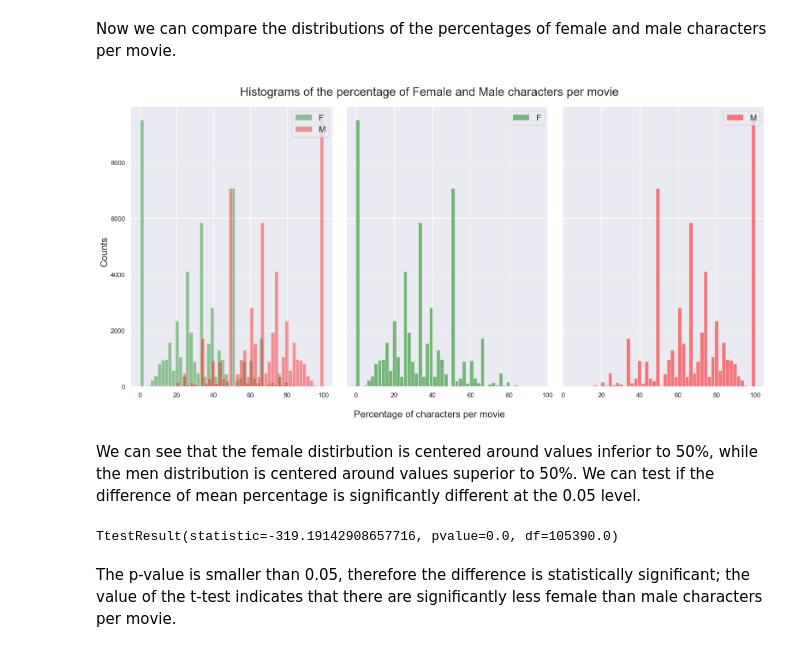
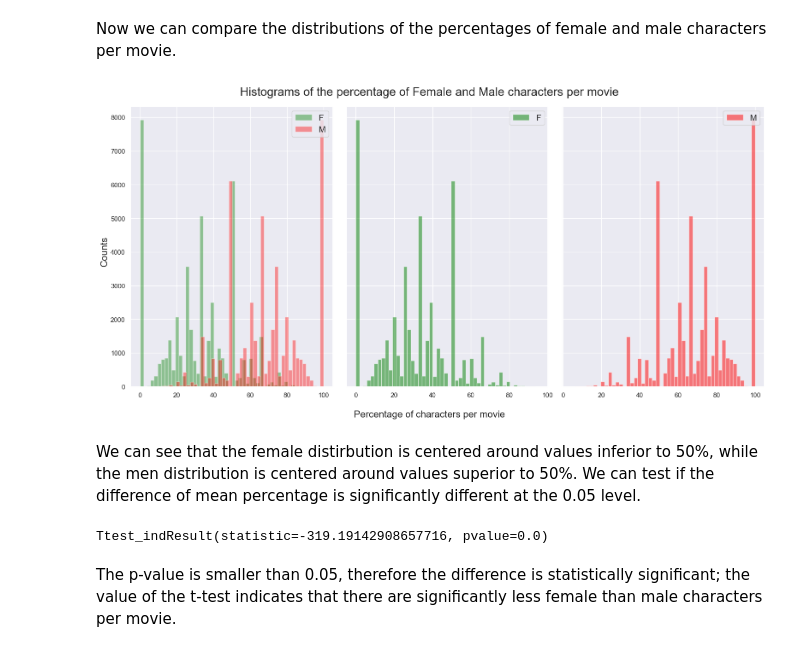
Before and after one commit to epfl-ada/ada-2023-project-teamcajare2023, a Jupyter notebook: P2.ipynb, the cells around one changed output. Cells and saved outputs as stored; diff of their text form; code cells hidden in the pictures.

```diff
--- a/P2.ipynb
+++ b/P2.ipynb
@@ -528,29 +534,29 @@ MovieGenre 0.00%
 # %% [markdown]
 ### Proportion of female per movie
 # %%
-women_cmu = cmu.loc[cmu['Gender']=='F'].copy(deep=True)
-men_cmu = cmu.loc[cmu['Gender']=='M'].copy(deep=True)
+women_cmu_geo = cmu_geo.loc[cmu_geo['Gender']=='F'].copy(deep=True)
+men_cmu_geo = cmu_geo.loc[cmu_geo['Gender']=='M'].copy(deep=True)
 # %%
 #Create the dataframe
-df_gender_proportion_by_movie=pd.DataFrame()
+df_gender_proportion_by_movie_geo = pd.DataFrame()
 
 #Add the number of male and female characters of each movie
-df_gender_proportion_by_movie['MaleCharacters'] = men_cmu.groupby('WikiMovieID')['Gender'].count()
-df_gender_proportion_by_movie['FemaleCharacters'] = women_cmu.groupby('WikiMovieID')['Gender'].count()
+df_gender_proportion_by_movie_geo['MaleCharacters'] = men_cmu_geo.groupby(['WikiMovieID', 'Countries', 'Continent'])['Gender'].count()
+df_gender_proportion_by_movie_geo['FemaleCharacters'] = women_cmu_geo.groupby(['WikiMovieID', 'Countries', 'Continent'])['Gender'].count()
 
 #Change Nan to O
-df_gender_proportion_by_movie['FemaleCharacters'] = df_gender_proportion_by_movie['FemaleCharacters'].replace(np.nan, 0)
-df_gender_proportion_by_movie['MaleCharacters'] = df_gender_proportion_by_movie['MaleCharacters'].replace(np.nan, 0)
+df_gender_proportion_by_movie_geo['FemaleCharacters'] = df_gender_proportion_by_movie_geo['FemaleCharacters'].replace(np.nan, 0)
+df_gender_proportion_by_movie_geo['MaleCharacters'] = df_gender_proportion_by_movie_geo['MaleCharacters'].replace(np.nan, 0)
 
 #Add the total number of characters of each movie
-df_gender_proportion_by_movie['TotalNumberofCharacters'] = cmu.groupby('WikiMovieID')['Gender'].count()
+df_gender_proportion_by_movie_geo['TotalNumberofCharacters'] = cmu_geo.groupby(['WikiMovieID', 'Countries', 'Continent'])['Gender'].count()
 
 #Add the release year of each movie
-df_gender_proportion_by_movie = df_gender_proportion_by_movie.merge(cmu[['ReleaseYear', 'WikiMovieID']], how='left', left_index=True, right_on='WikiMovieID' )
+df_gender_proportion_by_movie_geo = df_gender_proportion_by_movie_geo.merge(cmu_geo[['ReleaseYear', 'WikiMovieID', 'Countries', 'Continent']], how='left', left_index=True, right_on=['WikiMovieID' , 'Countries', 'Continent'] )
 
 #Calculate the proportion of male and female characters per movie
-df_gender_proportion_by_movie['PercentageofFemale'] = df_gender_proportion_by_movie['FemaleCharacters'] / df_gender_proportion_by_movie['TotalNumberofCharacters'] * 100
-df_gender_proportion_by_movie['PercentageofMale'] = df_gender_proportion_by_movie['MaleCharacters'] / df_gender_proportion_by_movie['TotalNumberofCharacters'] * 100
+df_gender_proportion_by_movie_geo['PercentageofFemale'] = df_gender_proportion_by_movie_geo['FemaleCharacters'] / df_gender_proportion_by_movie_geo['TotalNumberofCharacters'] * 100
+df_gender_proportion_by_movie_geo['PercentageofMale'] = df_gender_proportion_by_movie_geo['MaleCharacters'] / df_gender_proportion_by_movie_geo['TotalNumberofCharacters'] * 100
 
 #Remove duplicated rows
-df_gender_proportion_by_movie = df_gender_proportion_by_movie.drop_duplicates(subset=['WikiMovieID']).copy(deep=True)
+df_gender_proportion_by_movie_geo = df_gender_proportion_by_movie_geo.drop_duplicates(subset=['WikiMovieID']).copy(deep=True)
@@ -1230,34 +1197,34 @@ Now we can compare the distributions of the percentages of female and male chara
 # %%
 #Plot
 fig, ax = plt.subplots(1, 3, figsize=(16,8), sharey=True)
 
-ax[0].hist(df_gender_proportion_by_movie['PercentageofFemale'], bins=50, label='F', alpha=0.4, color='green')
-ax[0].hist(df_gender_proportion_by_movie['PercentageofMale'], bins=50, label='M', alpha=0.4, color='red')
+ax[0].hist(df_gender_proportion_by_movie_geo['PercentageofFemale'], bins=50, label='F', alpha=0.4, color='green')
+ax[0].hist(df_gender_proportion_by_movie_geo['PercentageofMale'], bins=50, label='M', alpha=0.4, color='red')
 ax[0].legend(loc='upper right', fontsize=14)
 
-ax[1].hist(df_gender_proportion_by_movie['PercentageofFemale'], bins=50, label='F', alpha=0.5, color='green')
+ax[1].hist(df_gender_proportion_by_movie_geo['PercentageofFemale'], bins=50, label='F', alpha=0.5, color='green')
 ax[1].legend(loc='upper right', fontsize=14)
 
-ax[2].hist(df_gender_proportion_by_movie['PercentageofMale'], bins=50, label='M', alpha=0.5, color='red')
+ax[2].hist(df_gender_proportion_by_movie_geo['PercentageofMale'], bins=50, label='M', alpha=0.5, color='red')
 ax[2].legend(loc='upper right', fontsize=14)
 
 fig.supxlabel('Percentage of characters per movie', fontsize=16)
 fig.supylabel('Counts', va='center', rotation=90, fontsize=16)
 fig.suptitle('Histograms of the percentage of Female and Male characters per movie', fontsize=20)
 
 plt.tight_layout()
 
 plt.show()
 # %% [output]
-[figure, old version]
+[figure, new version]
 # %% [markdown]
 We can see that the female distirbution is centered around values inferior to 50%, while the men distribution is centered around values superior to 50%.
 We can test if the difference of mean percentage is significantly different at the 0.05 level.
 # %%
 # T-test to determine if the difference between the percentage of male and female character per movie is statistically significant.
-stats.ttest_ind(df_gender_proportion_by_movie['PercentageofFemale'], df_gender_proportion_by_movie['PercentageofMale'], nan_policy='omit')
+stats.ttest_ind(df_gender_proportion_by_movie_geo['PercentageofFemale'], df_gender_proportion_by_movie_geo['PercentageofMale'], nan_policy='omit')
 # %% [output]
-TtestResult(statistic=-319.19142908657716, pvalue=0.0, df=105390.0)
+Ttest_indResult(statistic=-319.19142908657716, pvalue=0.0)
 # %% [markdown]
 The p-value is smaller than 0.05, therefore the difference is statistically significant; the value of the t-test indicates that there are significantly less female than male characters per movie.
 # %% [markdown]
```
Also changed, not shown: parts of 37 cells of this notebook.
